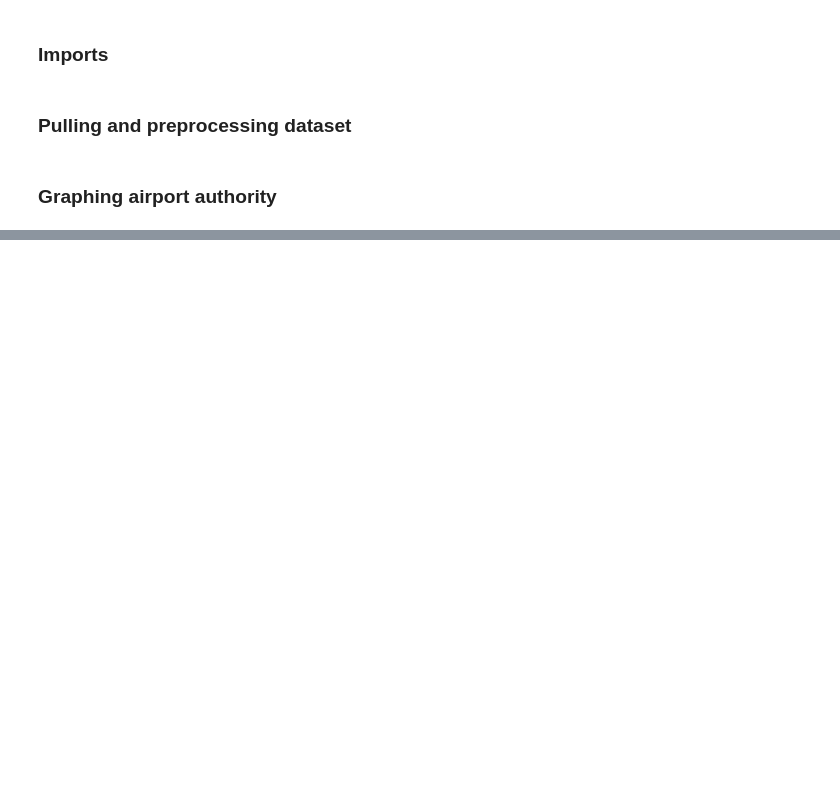
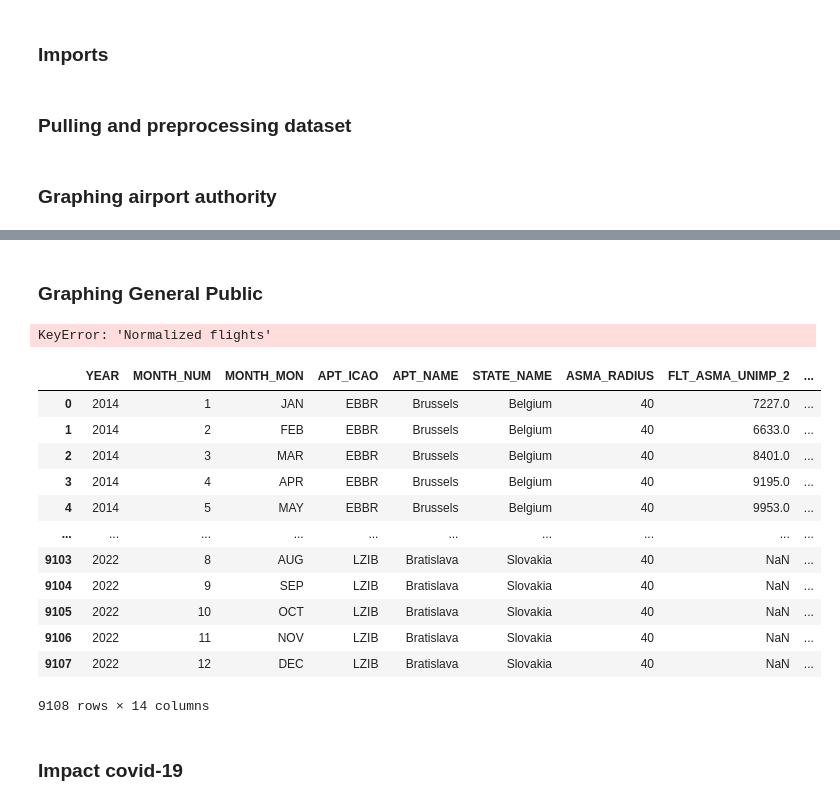
Before and after one commit to quinten-goens/EC-Demo, a Jupyter notebook: data_exploration.ipynb, the cells around one changed output, grey strips where cells are left out. Saved outputs shown, nothing was run; the diff lists cells and outputs as text; code cells hidden in the pictures; blank space fills up the shorter version.

Commit message:
Updated graphs

```diff
--- a/data_exploration.ipynb
+++ b/data_exploration.ipynb
@@ -91,0 +136,2 @@ fig
+# %% [markdown]
+### Graphing General Public
@@ -91,0 +148,20 @@ fig
+# %%
+top_destinations_per_capita = df_tmp.sort_values('Normalized flights',ascending=False)['STATE_NAME'].head(20).to_list()
+# %% [output]
+KeyError: 'Normalized flights'
+# %%
+df
+# %% [output]
+|  | YEAR | MONTH_NUM | MONTH_MON | APT_ICAO | APT_NAME | STATE_NAME | ASMA_RADIUS | FLT_ASMA_UNIMP_2 | ... |
+| 0 | 2014 | 1 | JAN | EBBR | Brussels | Belgium | 40 | 7227.0 | ... |
+| 1 | 2014 | 2 | FEB | EBBR | Brussels | Belgium | 40 | 6633.0 | ... |
+| 2 | 2014 | 3 | MAR | EBBR | Brussels | Belgium | 40 | 8401.0 | ... |
+| 3 | 2014 | 4 | APR | EBBR | Brussels | Belgium | 40 | 9195.0 | ... |
+| 4 | 2014 | 5 | MAY | EBBR | Brussels | Belgium | 40 | 9953.0 | ... |
+| ... | ... | ... | ... | ... | ... | ... | ... | ... | ... |
+| 9103 | 2022 | 8 | AUG | LZIB | Bratislava | Slovakia | 40 | NaN | ... |
+| 9104 | 2022 | 9 | SEP | LZIB | Bratislava | Slovakia | 40 | NaN | ... |
+| 9105 | 2022 | 10 | OCT | LZIB | Bratislava | Slovakia | 40 | NaN | ... |
+| 9106 | 2022 | 11 | NOV | LZIB | Bratislava | Slovakia | 40 | NaN | ... |
+| 9107 | 2022 | 12 | DEC | LZIB | Bratislava | Slovakia | 40 | NaN | ... |
+9108 rows × 14 columns
@@ -91,0 +175,2 @@ fig
+# %% [markdown]
+### Impact covid-19
```
Also changed, not shown: parts of 23 cells of this notebook, 3 other files.
